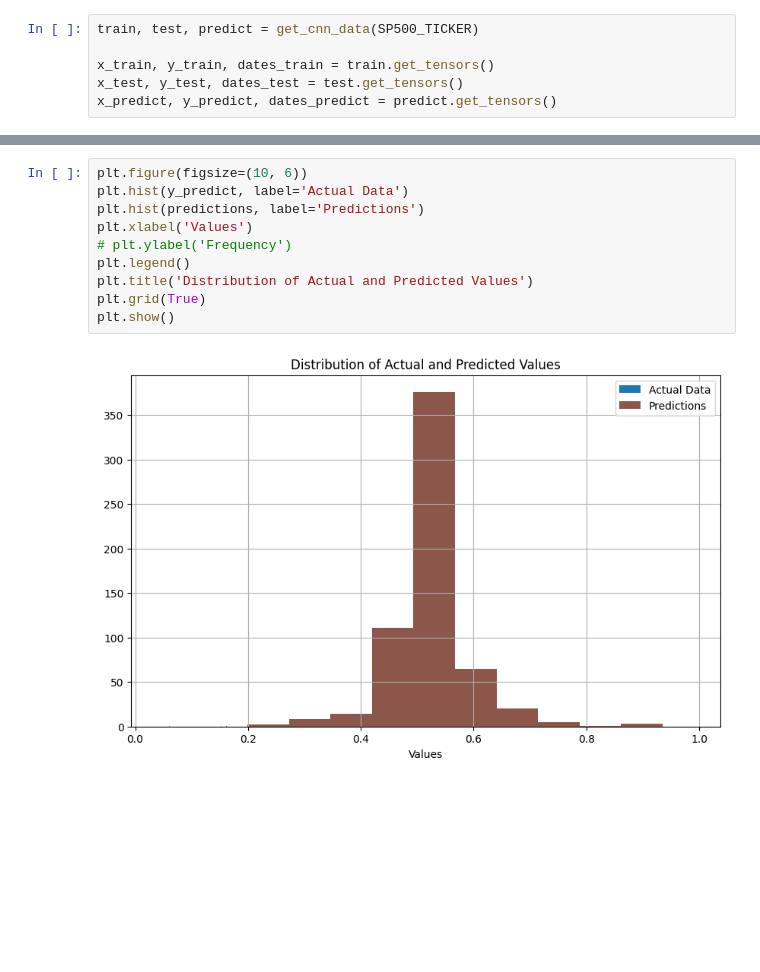
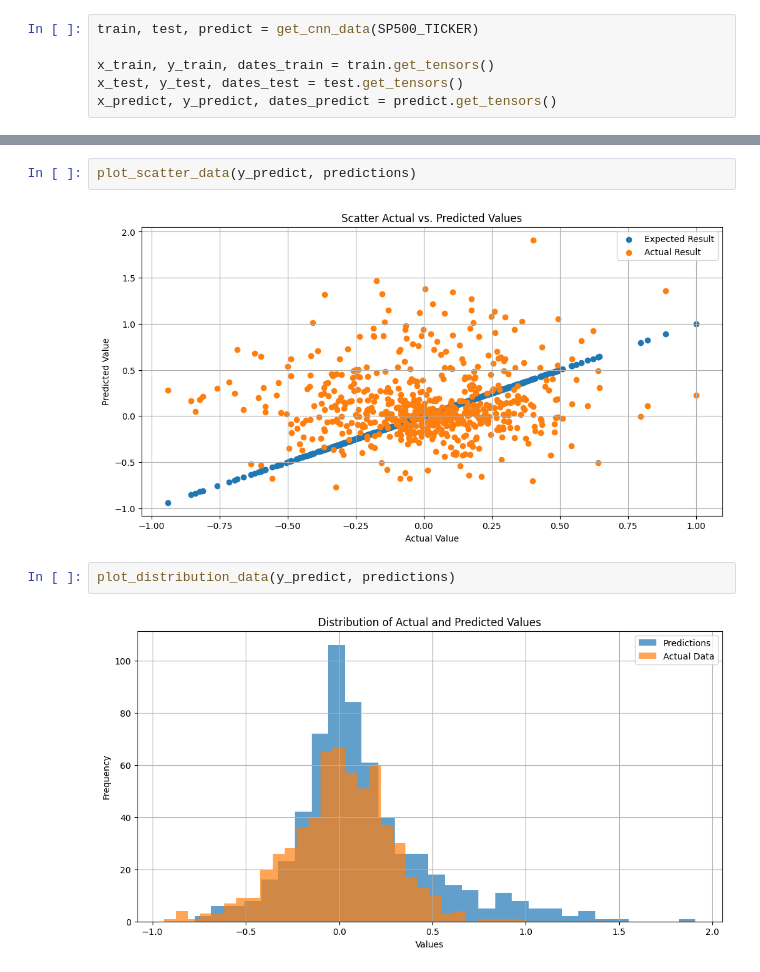
Before and after one commit to BoykoPetevBoev/Stock-Market-Prediction, a Jupyter notebook: src/models/cnn_v1/cnn_model.ipynb, the cells around one changed output, grey strips where cells are left out. Cells and saved outputs as stored; diff of their text form; blank space fills up the shorter version.

```diff
--- a/src/models/cnn_v1/cnn_model.ipynb
+++ b/src/models/cnn_v1/cnn_model.ipynb
@@ -104,12 +86,8 @@ plt.legend(['Data', 'Predictions'])
-# %%
-plt.figure(figsize=(10, 6))
-plt.hist(y_predict, label='Actual Data')
-plt.hist(predictions, label='Predictions')
-plt.xlabel('Values')
-# plt.ylabel('Frequency')
-plt.legend()
-plt.title('Distribution of Actual and Predicted Values')
-plt.grid(True)
-plt.show()
-# %% [output]
-[figure, removed]
+# %%
+plot_scatter_data(y_predict, predictions)
+# %% [output]
+[figure, added]
+# %%
+plot_distribution_data(y_predict, predictions)
+# %% [output]
+[figure, added]
```
Also changed, not shown: parts of 9 cells of this notebook, 36 other files.
